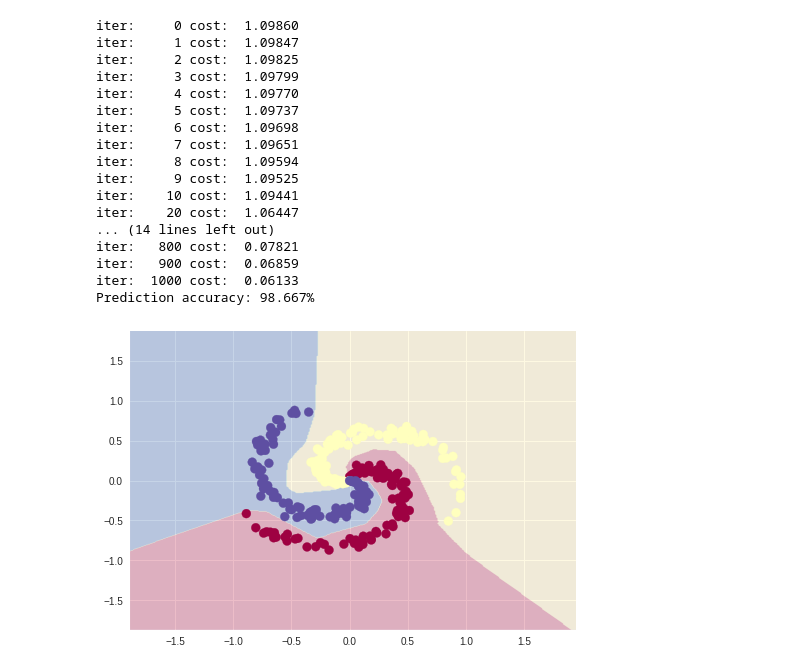
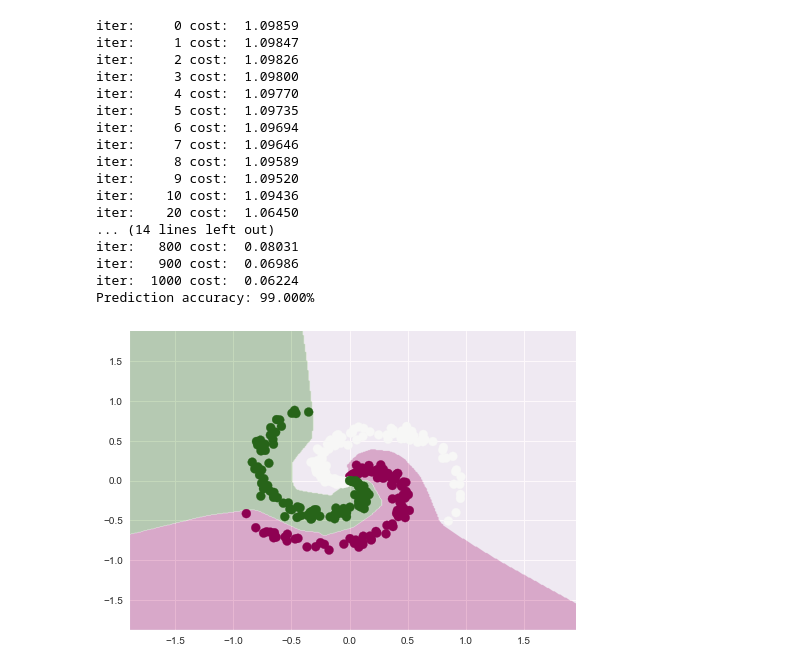
Before and after one commit to upul/Aurora, a Jupyter notebook: examples/notebooks/Simple_Neural_Network.ipynb, the cells around one changed output. Drawn from its saved outputs; the diff is of its cells as text; code cells hidden in the pictures.

```diff
--- a/examples/notebooks/Simple_Neural_Network.ipynb
+++ b/examples/notebooks/Simple_Neural_Network.ipynb
@@ -30,0 +9,10 @@ plt.show()
+# %%
+D = 2
+H = 150
+K = 3
+N = 100
+
+X_data, y_data, y_data_encoded = data.spiral(K, D, N, 0)
+
+plt.scatter(X_data[:, 0], X_data[:, 1], c=y_data, s=80, cmap=plt.cm.Spectral)
+plt.show()
@@ -31,6 +21,4 @@ plt.show()
 # %%
-
-
 X = ad.Variable(name="X")
 y = ad.Variable(name='y')
 
@@ -50,51 +38,53 @@ loss = ad.cross_entropy(hidden_2, y)
 
 lr = 1e-3
 n_epoch = 1001
 optimizer = SGD(loss, params=[W1, b1, W2, b2], lr=lr, momentum=0.8)
 for i in range(n_epoch):
-    loss_now = optimizer.step(feed_dict={X: X_data, y: y_one_hot})
+    loss_now = optimizer.step(feed_dict={X: X_data, y: y_data_encoded})
     if i <= 10 or (i <= 100 and i % 10 == 0) or (i <= 1000 and i % 100 == 0):
         fmt_str = 'iter: {0:>5d} cost: {1:>8.5f}'
         print(fmt_str.format(i, loss_now[0]))
 
 prob = ad.softmax(hidden_2)
 executor = ad.Executor([prob])
 prob_values, = executor.run(feed_dict={X: X_data})
 
 correct = np.sum(np.equal(y_data, np.argmax(prob_values, axis=1)))
 print('Prediction accuracy: {0:>.3f}%'.format((correct / (N * K)) * 100.00))
 
-h = 0.01
+size = 0.01
 x_min, x_max = X_data[:, 0].min() - 1, X_data[:, 0].max() + 1
 y_min, y_max = X_data[:, 1].min() - 1, X_data[:, 1].max() + 1
-xx, yy = np.meshgrid(np.arange(x_min, x_max, h),
-                     np.arange(y_min, y_max, h))
+xx, yy = np.meshgrid(np.arange(x_min, x_max, size), np.arange(y_min, y_max, size))
 Z = np.stack((xx.ravel(), yy.ravel()), axis=1)
+
 prob_values, = executor.run(feed_dict={X: Z})
+
 Z = np.argmax(prob_values, axis=1)
 Z = Z.reshape(xx.shape)
+
 fig = plt.figure()
-plt.contourf(xx, yy, Z, cmap=plt.cm.Spectral, alpha=0.3, antialiased=True)
-plt.scatter(X_data[:, 0], X_data[:, 1], c=y_data, s=80, cmap=plt.cm.Spectral)
+plt.contourf(xx, yy, Z, cmap=plt.cm.PiYG, alpha=0.3, antialiased=True)
+plt.scatter(X_data[:, 0], X_data[:, 1], c=y_data, s=80, cmap=plt.cm.PiYG)
 plt.xlim(xx.min(), xx.max())
 plt.ylim(yy.min(), yy.max())
 plt.show()
 # %% [output]
-iter:     0 cost:  1.09860
+iter:     0 cost:  1.09859
 iter:     1 cost:  1.09847
-iter:     2 cost:  1.09825
-iter:     3 cost:  1.09799
+iter:     2 cost:  1.09826
+iter:     3 cost:  1.09800
 iter:     4 cost:  1.09770
-iter:     5 cost:  1.09737
-iter:     6 cost:  1.09698
-iter:     7 cost:  1.09651
-iter:     8 cost:  1.09594
-iter:     9 cost:  1.09525
-iter:    10 cost:  1.09441
-iter:    20 cost:  1.06447
+iter:     5 cost:  1.09735
+iter:     6 cost:  1.09694
+iter:     7 cost:  1.09646
+iter:     8 cost:  1.09589
+iter:     9 cost:  1.09520
+iter:    10 cost:  1.09436
+iter:    20 cost:  1.06450
 ... (14 lines left out)
-iter:   800 cost:  0.07821
-iter:   900 cost:  0.06859
-iter:  1000 cost:  0.06133
-Prediction accuracy: 98.667%
+iter:   800 cost:  0.08031
+iter:   900 cost:  0.06986
+iter:  1000 cost:  0.06224
+Prediction accuracy: 99.000%
-[figure, old version]
+[figure, new version]
```
Also changed, not shown: parts of 3 cells of this notebook, 4 other files.
